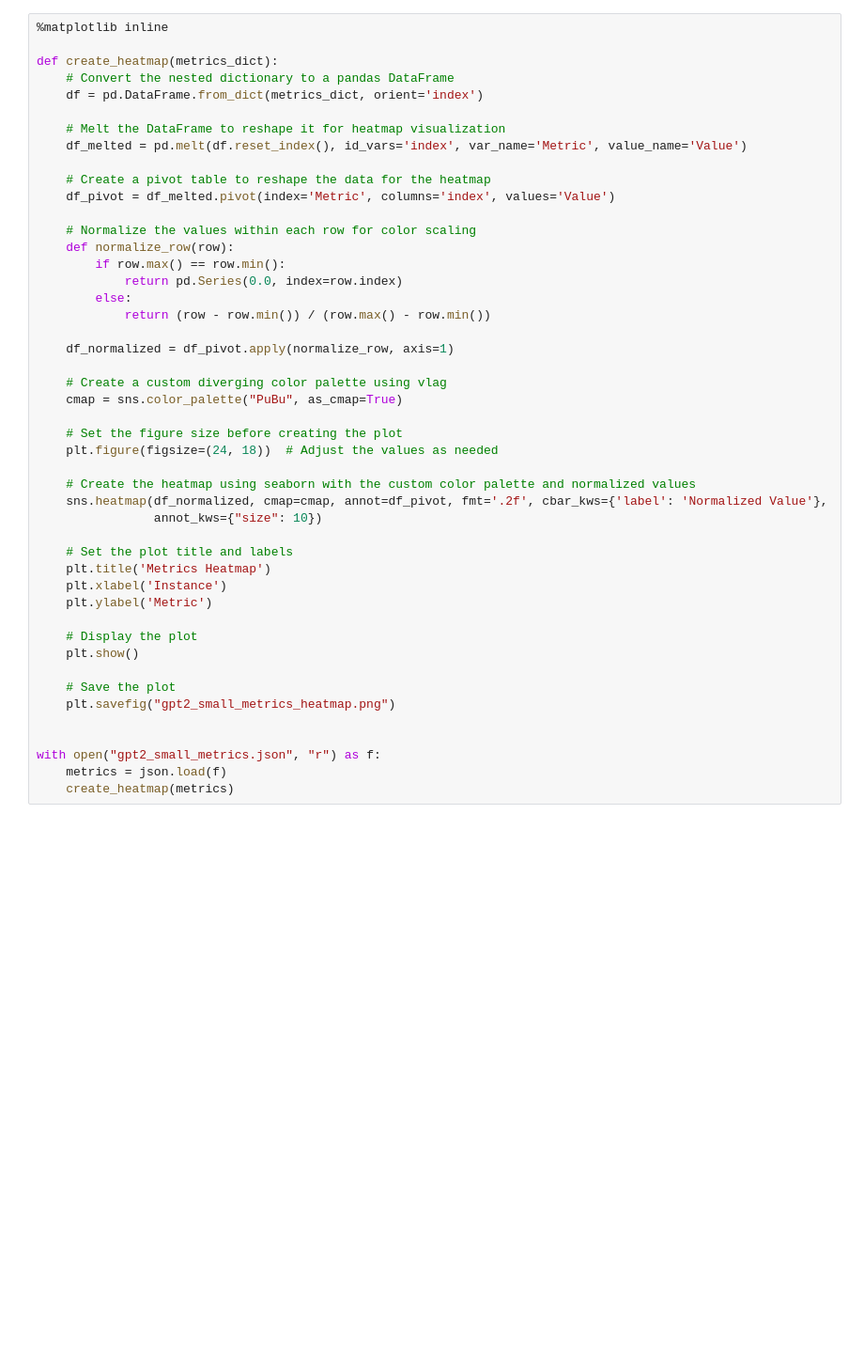
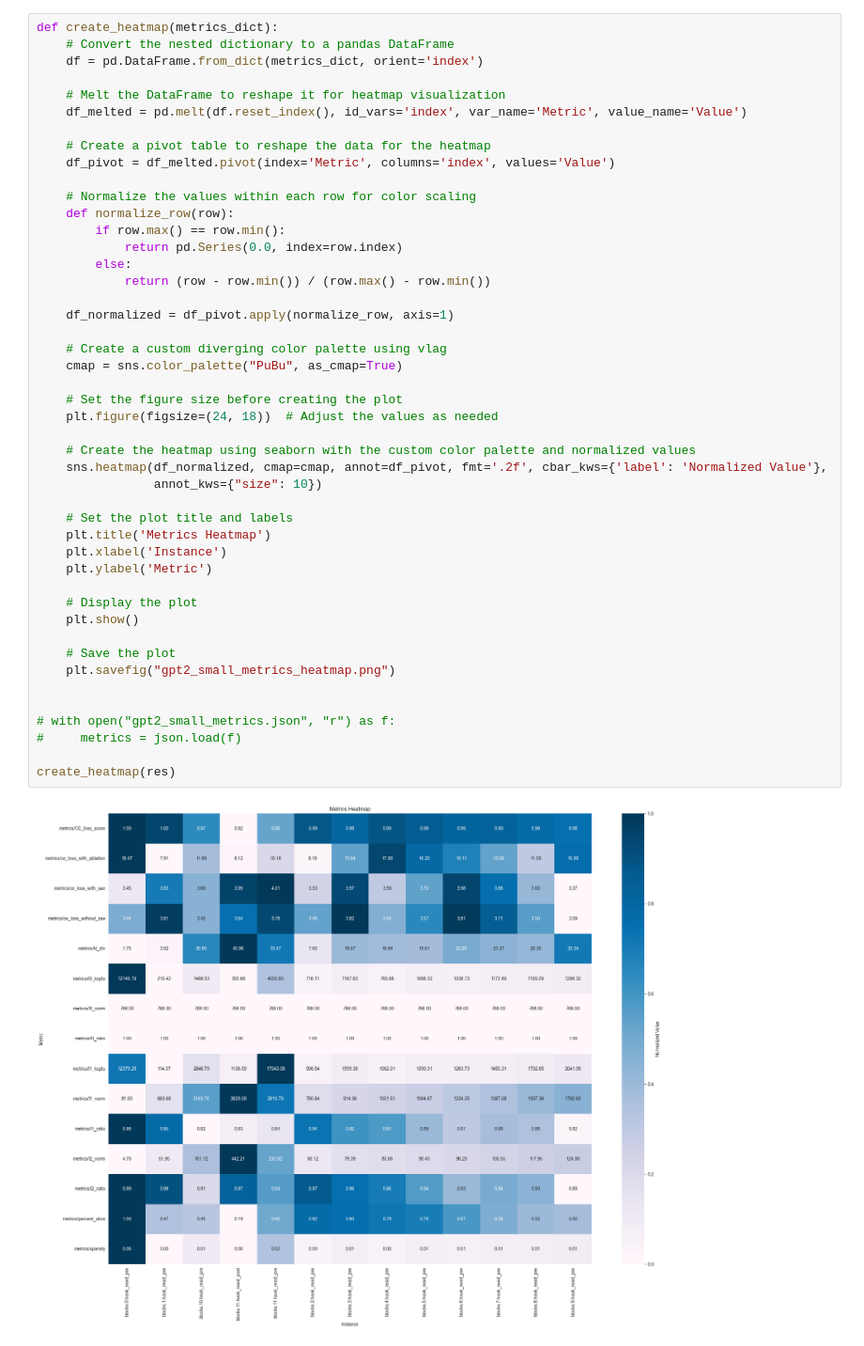
Before and after one commit to jbloomAus/SAELens, a Jupyter notebook: test.ipynb, the cells around one changed output. Shown at 94% size. Cells and saved outputs as stored; diff of their text form; blank space fills up the shorter version.

```diff
--- a/test.ipynb
+++ b/test.ipynb
@@ -50,6 +72,4 @@ res
 # %%
-%matplotlib inline
-
 def create_heatmap(metrics_dict):
     # Convert the nested dictionary to a pandas DataFrame
     df = pd.DataFrame.from_dict(metrics_dict, orient='index')
@@ -64,33 +84,36 @@ def create_heatmap(metrics_dict):
     def normalize_row(row):
         if row.max() == row.min():
             return pd.Series(0.0, index=row.index)
         else:
             return (row - row.min()) / (row.max() - row.min())
 
     df_normalized = df_pivot.apply(normalize_row, axis=1)
 
     # Create a custom diverging color palette using vlag
     cmap = sns.color_palette("PuBu", as_cmap=True)
 
     # Set the figure size before creating the plot
     plt.figure(figsize=(24, 18))  # Adjust the values as needed
 
     # Create the heatmap using seaborn with the custom color palette and normalized values
     sns.heatmap(df_normalized, cmap=cmap, annot=df_pivot, fmt='.2f', cbar_kws={'label': 'Normalized Value'},
                 annot_kws={"size": 10})
 
     # Set the plot title and labels
     plt.title('Metrics Heatmap')
     plt.xlabel('Instance')
     plt.ylabel('Metric')
 
     # Display the plot
     plt.show()
 
     # Save the plot
     plt.savefig("gpt2_small_metrics_heatmap.png")
 
 
-with open("gpt2_small_metrics.json", "r") as f:
-    metrics = json.load(f)
-    create_heatmap(metrics)
+# with open("gpt2_small_metrics.json", "r") as f:
+#     metrics = json.load(f)
+
+create_heatmap(res)
+# %% [output]
+[figure, added]
```
Also changed, not shown: parts of 6 cells of this notebook.
